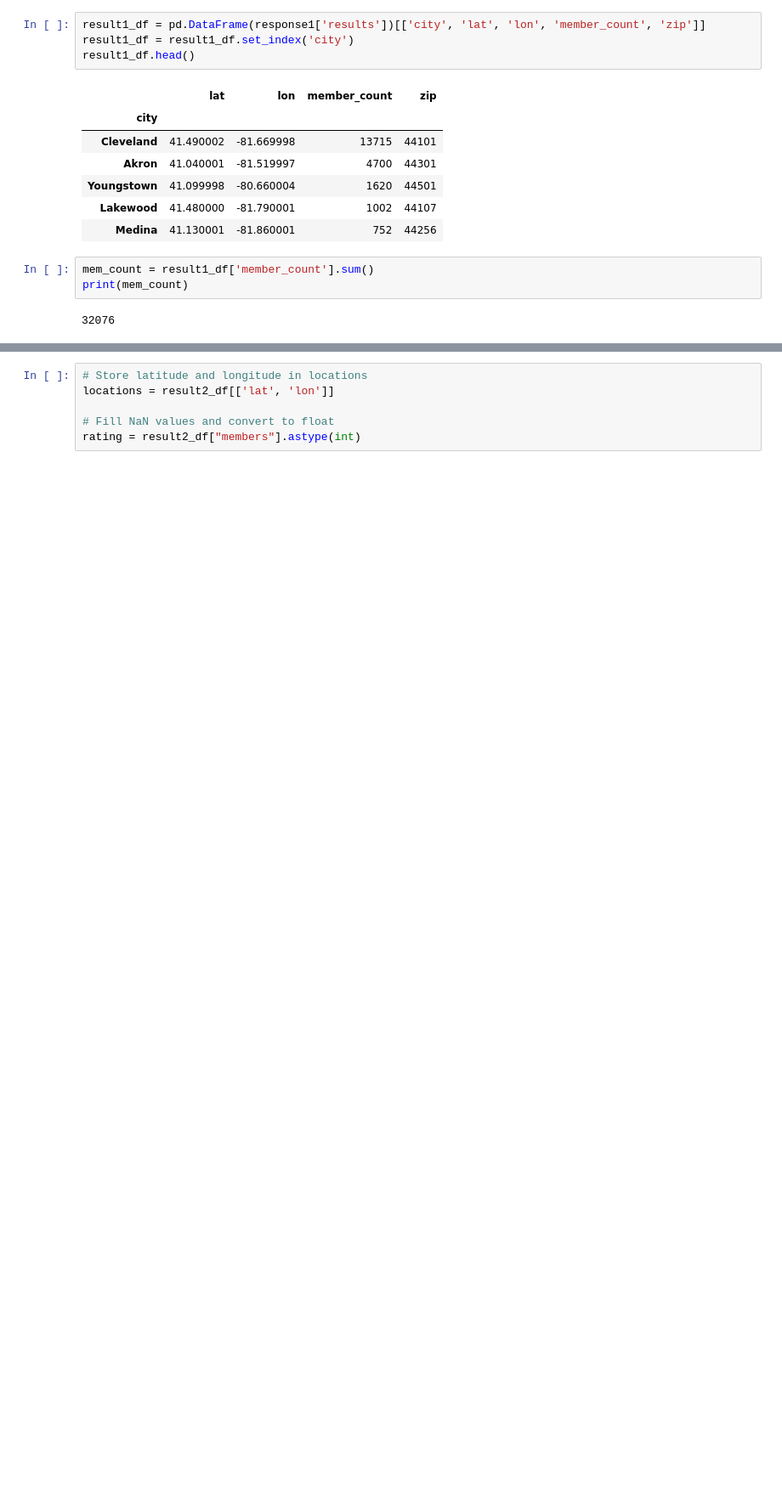
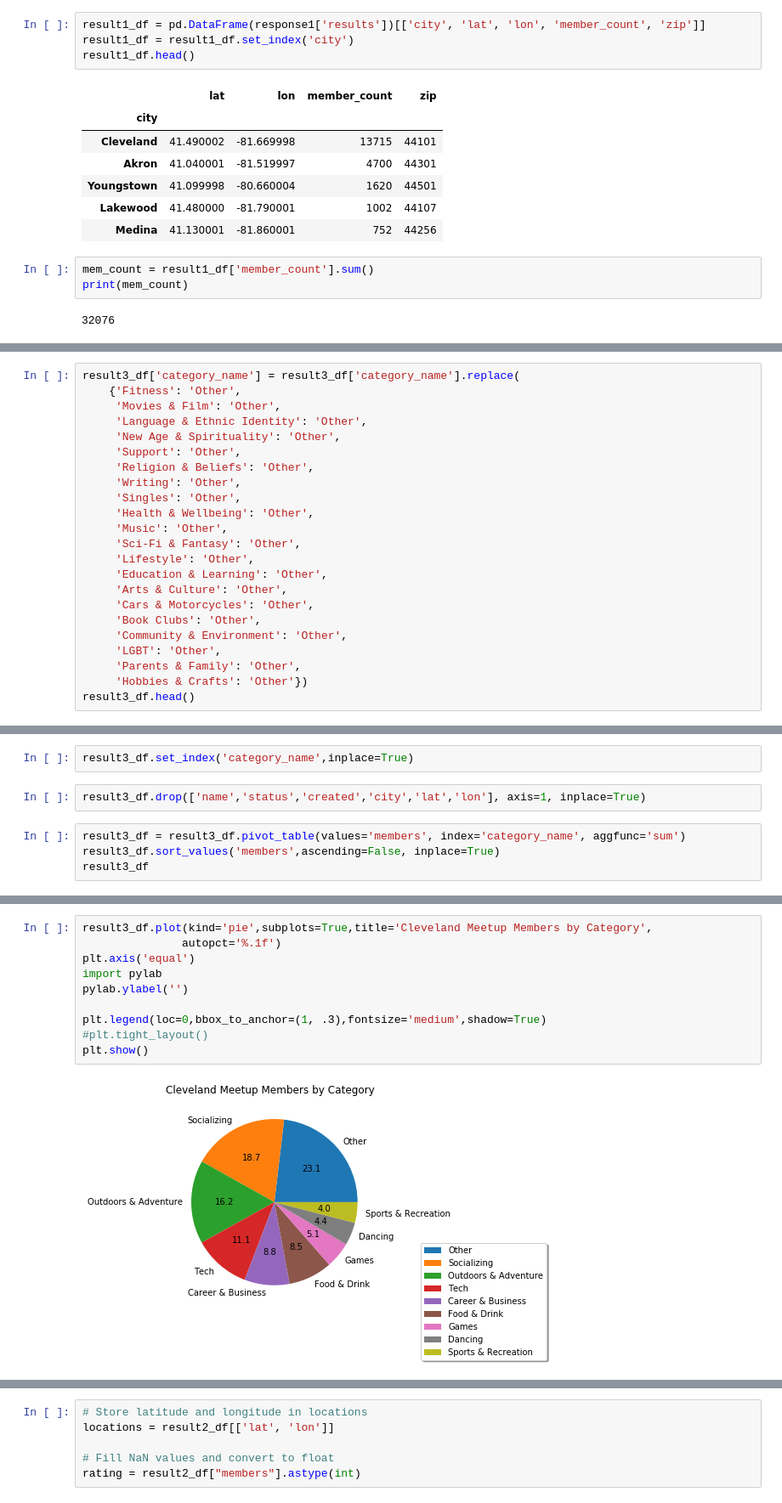
Before and after one commit to richinohio/Project_1_MeetupAPI, a Jupyter notebook: Project 1 - Meetup API (v2).ipynb, the cells around one changed output, grey strips where cells are left out. Shown at 85% size. Drawn from its saved outputs; the diff is of its cells as text; blank space fills up the shorter version.

```diff
--- a/Project 1 - Meetup API (v2).ipynb
+++ b/Project 1 - Meetup API (v2).ipynb
@@ -120,0 +114,23 @@ result2_df.head()
+# %%
+result3_df['category_name'] = result3_df['category_name'].replace(
+    {'Fitness': 'Other',
+     'Movies & Film': 'Other',
+     'Language & Ethnic Identity': 'Other',
+     'New Age & Spirituality': 'Other',
+     'Support': 'Other',
+     'Religion & Beliefs': 'Other',
+     'Writing': 'Other',
+     'Singles': 'Other',
+     'Health & Wellbeing': 'Other',
+     'Music': 'Other',
+     'Sci-Fi & Fantasy': 'Other',
+     'Lifestyle': 'Other',
+     'Education & Learning': 'Other',
+     'Arts & Culture': 'Other',
+     'Cars & Motorcycles': 'Other',
+     'Book Clubs': 'Other',
+     'Community & Environment': 'Other',
+     'LGBT': 'Other',
+     'Parents & Family': 'Other',
+     'Hobbies & Crafts': 'Other'})
+result3_df.head()
@@ -120,0 +145,8 @@ result2_df.head()
+# %%
+result3_df.set_index('category_name',inplace=True)
+# %%
+result3_df.drop(['name','status','created','city','lat','lon'], axis=1, inplace=True)
+# %%
+result3_df = result3_df.pivot_table(values='members', index='category_name', aggfunc='sum')
+result3_df.sort_values('members',ascending=False, inplace=True)
+result3_df
@@ -120,0 +165,12 @@ result2_df.head()
+# %%
+result3_df.plot(kind='pie',subplots=True,title='Cleveland Meetup Members by Category',
+               autopct='%.1f')
+plt.axis('equal')
+import pylab
+pylab.ylabel('')
+
+plt.legend(loc=0,bbox_to_anchor=(1, .3),fontsize='medium',shadow=True)
+#plt.tight_layout()
+plt.show()
+# %% [output]
+[figure, added]
```
Also changed, not shown: parts of 13 cells of this notebook, 3 other files.
